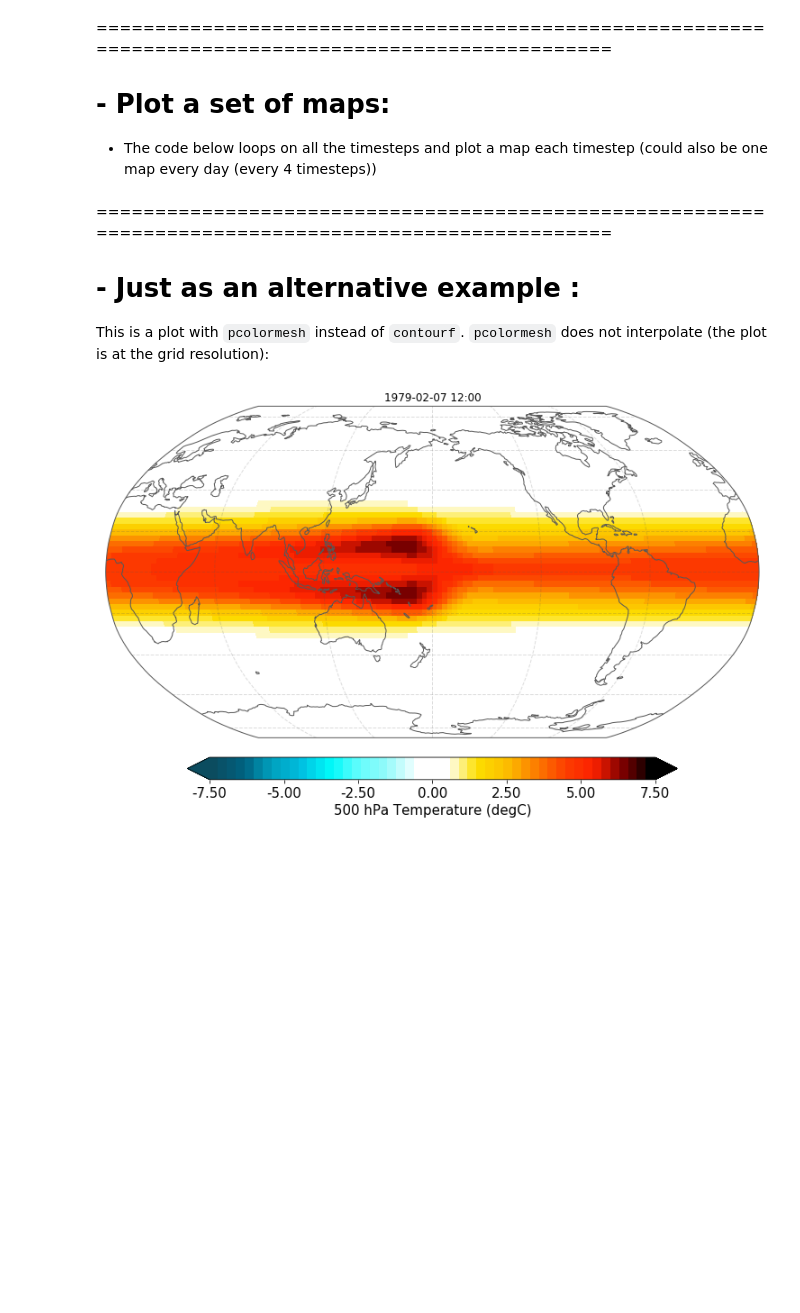
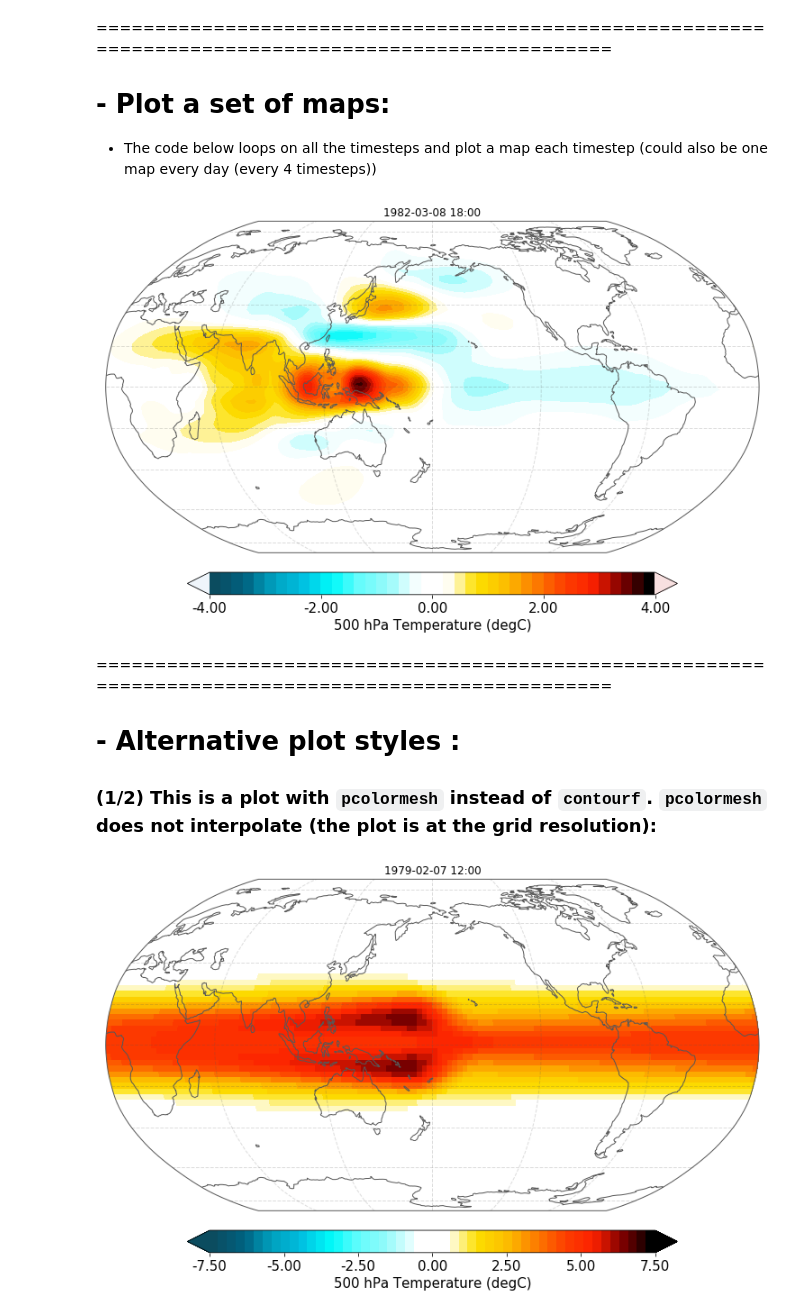
Before and after one commit to dream-gcm/dream-tools, a Jupyter notebook: SLX_plotmaps_and_movies.ipynb, the cells around one changed output. Saved outputs shown, nothing was run; the diff lists cells and outputs as text; code cells hidden in the pictures; blank space fills up the shorter version.

````diff
--- a/SLX_plotmaps_and_movies.ipynb
+++ b/SLX_plotmaps_and_movies.ipynb
@@ -55,8 +55,8 @@ import utils_SLX_plots as slx
 diri = "/Users/leroux/DATA/DREAM_DATA/MJO_DREAMdata/"
 
 # name of the config exp.
-CONFIGNAME = "linear_restingBS_mid-pac"
-#CONFIGNAME = "nonlin_DJF3dBS_MJOcycle"
+#CONFIGNAME = "linear_restingBS_mid-pac"
+CONFIGNAME = "nonlin_DJF3dBS_MJOcycle"
 
 # innput file
 fili = CONFIGNAME+".nc"
@@ -102,7 +102,7 @@ subset2.plot()
 typlo='contourf'
 
 # set coastL to True if you want coaslines
-coastL=False
+coastL=True
 
 # colormap
 cm_base=slx.make_NCLcolormap()
@@ -110,12 +110,12 @@ cm_base=slx.make_NCLcolormap()
 # min/max values
 
 #linear-resting bs case
-vmin=-7.5
-vmax=7.5
+#vmin=-7.5
+#vmax=7.5
 
 #linear-mjo-forcing case
-#vmin=-4
-#vmax=4
+vmin=-4
+vmax=4
 
 # number of color segments of the colormap
 Nincr=50
@@ -124,7 +124,7 @@ Nincr=50
 labelplt= "500 hPa Temperature ("+air.units+")"
 
 # number of labels on the colorbar
-Nbar=7
+Nbar=5
 
 # plot format
 pltty = ".png"
@@ -142,44 +142,50 @@ diro="./"
 #----------------------------------------------------
 #------ LOOP ON TIMESTEP ----------------------------
 #----------------------------------------------------
-ipcount=0
-for it in range(0,time.size):
-#for it in range(0,30):
+
+#for it in range(0,time.size):
+for it in range(0,12):
 
     #if (time.hour[it]==0):
 
         # output plot file name including the time index
         plto = plti+"."+str(it+100)
 
         # data to plot (must be a 2-d np.array)
         # here we select one timestep at a time for plotting purposes
         data2plot  = air.isel(time=it,lev=0).values
 
         # make the data to plot cyclic so that the values at longitude 0 are repeated at 360. (for plot purposes)
         cyclic_data, cyclic_lons = ccu.add_cyclic_point(data2plot, coord=air.lon.values)
 
         #----------------------------------------------------
         #------ PLOT ----------------------------------------
         #----------------------------------------------------
 
         # create fig
         fig1 = plt.figure(figsize=([13,10]),facecolor='white')
 
         # plot data (base plot from plotmap functionn defined above)
         cs = slx.plotmap(fig1,cyclic_data,cyclic_lons,air.lat.values,cm_base,plto,vmin=vmin,vmax=vmax,Nincr=Nincr,glo=True,coastL=coastL,coastC=False,su='#EFF5FB',so='#F8E0E0',loncentr=180.,typlo=typlo,Nbar=Nbar,labelplt=labelplt)
 
         # add title on plot (date)
         plt.title(slx.printdatestring(time,it))
 
+        if it==10:
+            plt.show()
+
         # Save fig in png, resolution dpi
         fig1.savefig(diro+"/"+plto+'.png', facecolor=fig1.get_facecolor(), edgecolor='none',dpi=dpifig,bbox_inches='tight', pad_inches=0)#
 
         # close fig
         plt.close(fig1)
+# %% [output]
+[figure, added]
 # %% [markdown]
 =====================================================================================================
-# - Just as an alternative example :
-This is a plot with ```pcolormesh``` instead of ```contourf```. ```pcolormesh``` does not interpolate (the plot is at the grid resolution):
+# - Alternative plot styles :
+
+### (1/2) This is a plot with ```pcolormesh``` instead of ```contourf```. ```pcolormesh``` does not interpolate (the plot is at the grid resolution):
 # %%
 #----------------------------------------------------
 #------ PLOT PARAMETERS------------------------------
````
Also changed, not shown: parts of 3 cells of this notebook, 3 other files.
